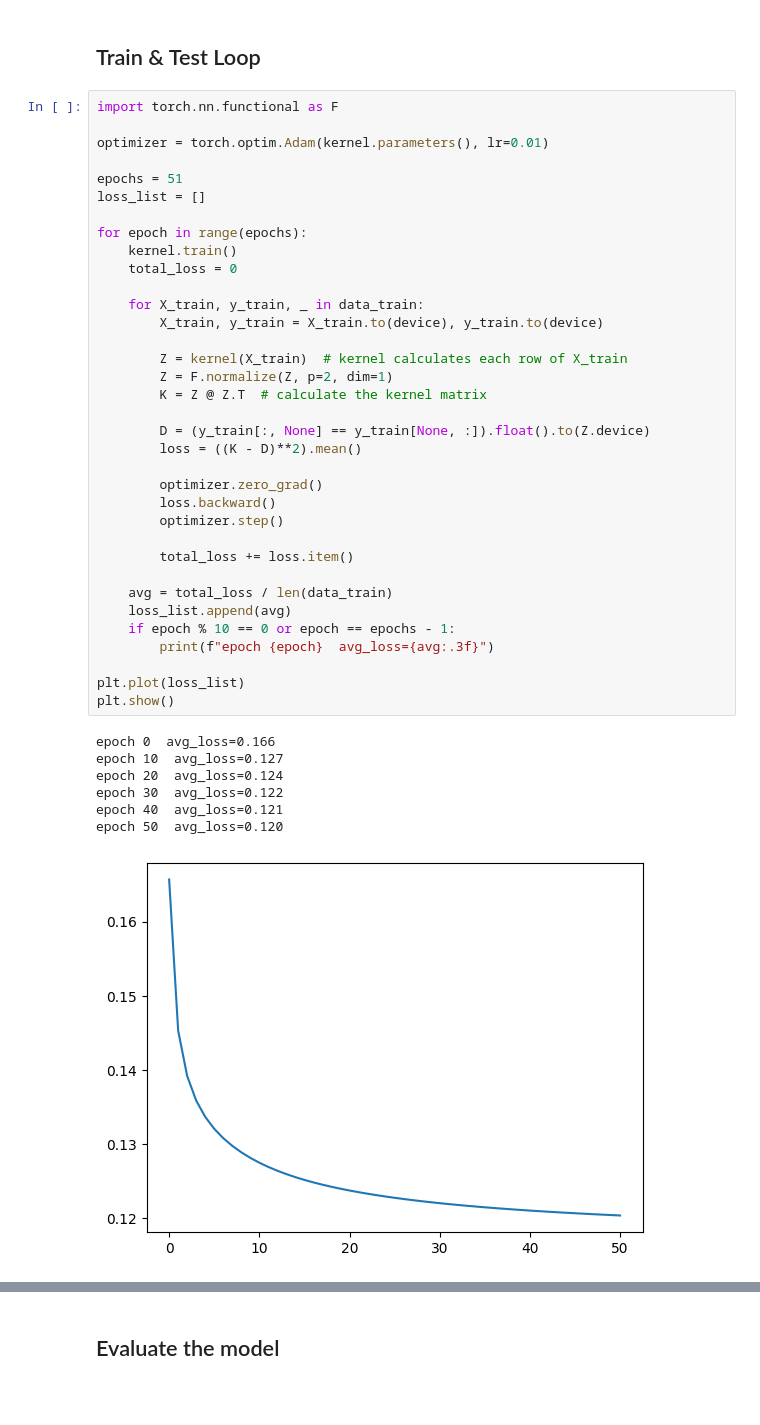
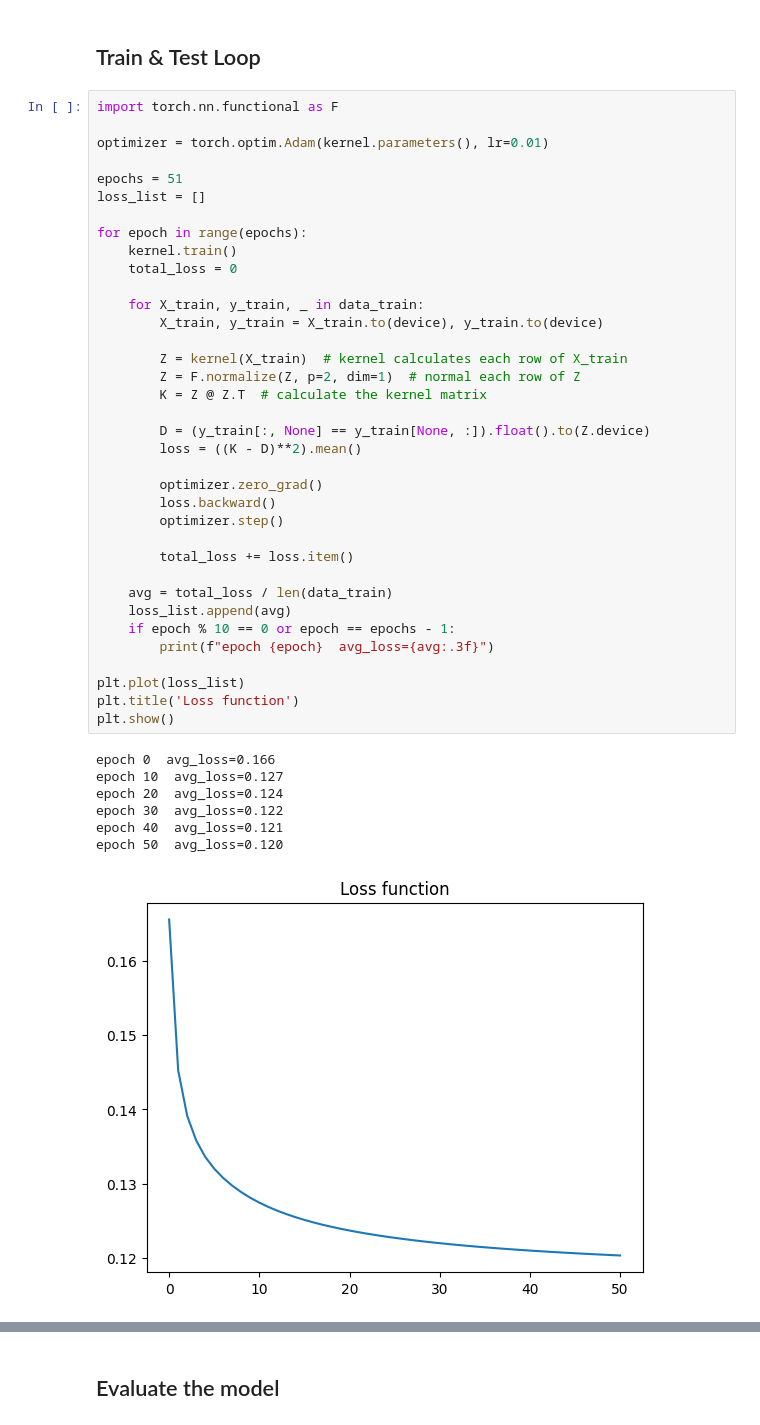
Before and after one commit to afjal4/neural-representations-drp, a Jupyter notebook: specific_connections_in_embeddings/Connections.ipynb, the cells around one changed output, grey strips where cells are left out. Drawn from its saved outputs; the diff is of its cells as text; blank space fills up the shorter version.

Commit message:
Update docstrings and display title for images

```diff
--- a/specific_connections_in_embeddings/Connections.ipynb
+++ b/specific_connections_in_embeddings/Connections.ipynb
@@ -170,33 +153,34 @@ for epoch in range(epochs):
 
     for X_train, y_train, _ in data_train:
         X_train, y_train = X_train.to(device), y_train.to(device)
 
         Z = kernel(X_train)  # kernel calculates each row of X_train
-        Z = F.normalize(Z, p=2, dim=1)
+        Z = F.normalize(Z, p=2, dim=1)  # normal each row of Z
         K = Z @ Z.T  # calculate the kernel matrix
 
         D = (y_train[:, None] == y_train[None, :]).float().to(Z.device)
         loss = ((K - D)**2).mean()
 
         optimizer.zero_grad()
         loss.backward()
         optimizer.step()
 
         total_loss += loss.item()
 
     avg = total_loss / len(data_train)
     loss_list.append(avg)
     if epoch % 10 == 0 or epoch == epochs - 1:
         print(f"epoch {epoch}  avg_loss={avg:.3f}")
 
 plt.plot(loss_list)
+plt.title('Loss function')
 plt.show()
 # %% [output]
 epoch 0  avg_loss=0.166
 epoch 10  avg_loss=0.127
 epoch 20  avg_loss=0.124
 epoch 30  avg_loss=0.122
 epoch 40  avg_loss=0.121
 epoch 50  avg_loss=0.120
-[figure, old version]
+[figure, new version]
 # %%
```
Also changed, not shown: parts of 14 cells of this notebook, 1 other file.
